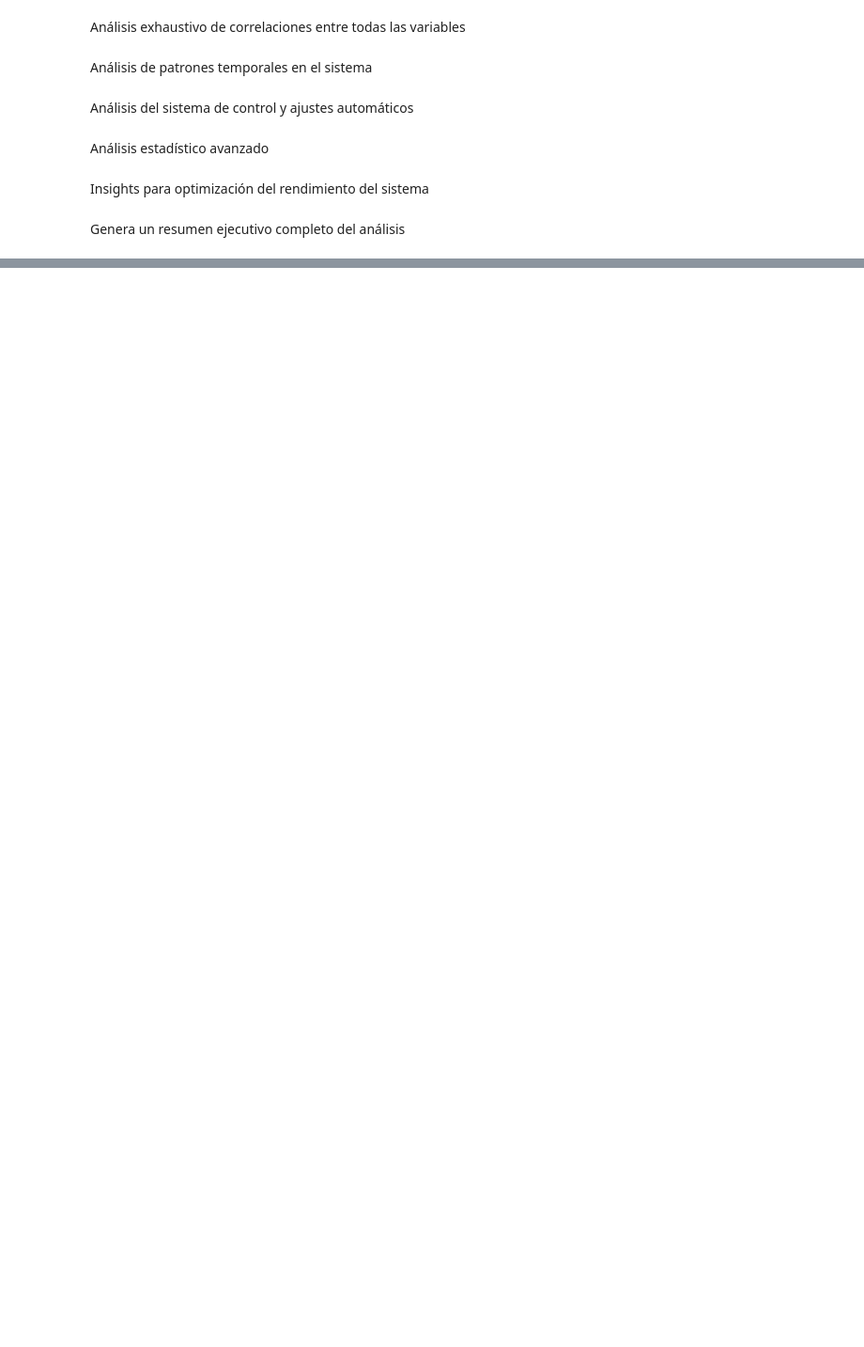
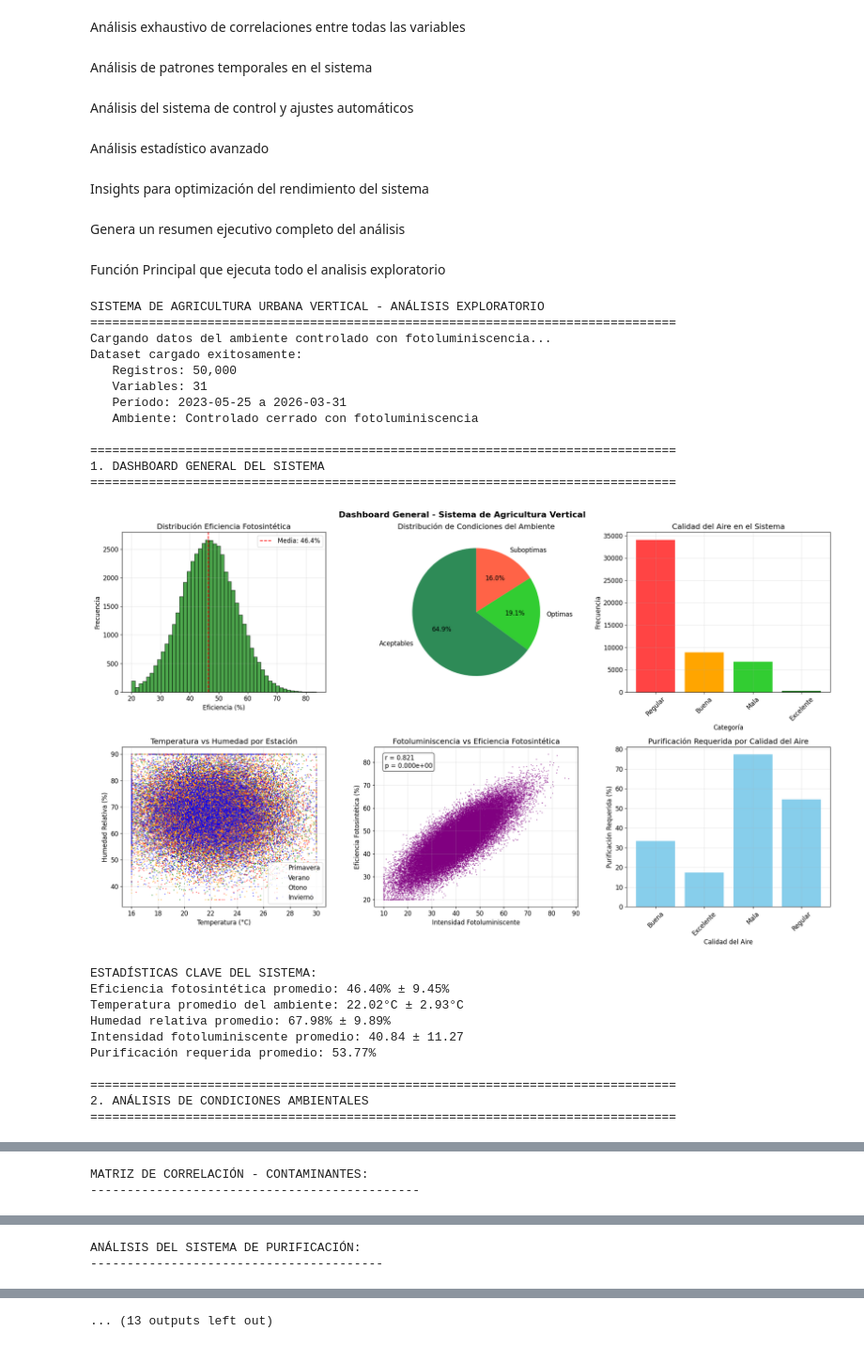
Before and after one commit to Vladimir-Cortes-Developer/UrbanAgricultureOfPrecisionWithPhotoluminescence, a Jupyter notebook: notebooks/00_EDA_agricultura_vertical.ipynb, the cells around one changed output, grey strips where cells are left out. Shown at 94% size. Saved outputs shown, nothing was run; the diff lists cells and outputs as text; code cells hidden in the pictures; blank space fills up the shorter version.

Commit message:
feat(preprocessing): Configuración de visualización

```diff
--- a/notebooks/00_EDA_agricultura_vertical.ipynb
+++ b/notebooks/00_EDA_agricultura_vertical.ipynb
@@ -37,7 +37,7 @@ def load_and_prepare_data(file_path):
     print("=" * 80)
     print("Cargando datos del ambiente controlado con fotoluminiscencia...")
 
-    df = pd.read_csv(file_path)
+    df = pd.read_csv("../data/raw/agricultura_vertical_dataset.csv")
     df['timestamp'] = pd.to_datetime(df['timestamp'])
 
     # Variables adicionales para análisis temporal
@@ -886,3 +886,74 @@ def generate_executive_summary(df):
     print("El sistema de agricultura vertical muestra patrones claros de optimización.")
     print("Los datos revelan oportunidades específicas para mejorar la eficiencia")
     print("mediante ajustes en iluminación, calidad del aire y control ambiental.")
+# %% [markdown]
+Función Principal que ejecuta todo el analisis exploratorio
+# %%
+def main():
+    """
+    Función principal que ejecuta todo el análisis exploratorio
+    """
+    # Cargar datos
+    file_path = '../data/raw/agricultura_vertical_dataset.csv'
+
+    try:
+        df = load_and_prepare_data(file_path)
+
+        # Ejecutar todos los análisis
+        create_overview_dashboard(df)
+        environmental_conditions_analysis(df)
+        photoluminescence_analysis(df)
+        air_quality_analysis(df)
+        correlation_matrix_analysis(df)
+        temporal_patterns_analysis(df)
+        control_system_analysis(df)
+        advanced_statistical_analysis(df)
+        performance_optimization_insights(df)
+        generate_executive_summary(df)
+
+        print("\n" + "=" * 80)
+        print("ANÁLISIS EXPLORATORIO COMPLETADO EXITOSAMENTE")
+        print("=" * 80)
+        print("\nEl análisis ha proporcionado insights completos sobre:")
+        print("• Patrones de eficiencia fotosintética del sistema")
+        print("• Optimización del control ambiental automatizado")
+        print("• Rendimiento del sistema de fotoluminiscencia")
+        print("• Gestión de calidad del aire y purificación")
+        print("• Correlaciones clave entre variables del sistema")
+        print("• Recomendaciones específicas para optimización")
+
+    except FileNotFoundError:
+        print(f"Error: No se encontró el archivo {file_path}")
+        print("Verifique que el archivo esté en el directorio correcto.")
+    except Exception as e:
+        print(f"Error durante el análisis: {str(e)}")
+        import traceback
+        traceback.print_exc()
+
+# Ejecutar el análisis completo
+if __name__ == "__main__":
+    main()
+# %% [output]
+SISTEMA DE AGRICULTURA URBANA VERTICAL - ANÁLISIS EXPLORATORIO
+================================================================================
+Cargando datos del ambiente controlado con fotoluminiscencia...
+Dataset cargado exitosamente:
+   Registros: 50,000
+   Variables: 31
+   Período: 2023-05-25 a 2026-03-31
+   Ambiente: Controlado cerrado con fotoluminiscencia
+
+================================================================================
+1. DASHBOARD GENERAL DEL SISTEMA
+================================================================================
+[figure, added]
+ESTADÍSTICAS CLAVE DEL SISTEMA:
+Eficiencia fotosintética promedio: 46.40% ± 9.45%
+Temperatura promedio del ambiente: 22.02°C ± 2.93°C
+Humedad relativa promedio: 67.98% ± 9.89%
+Intensidad fotoluminiscente promedio: 40.84 ± 11.27
+Purificación requerida promedio: 53.77%
+
+================================================================================
+2. ANÁLISIS DE CONDICIONES AMBIENTALES
+================================================================================
@@ -888,0 +988,2 @@ def generate_executive_summary(df):
+MATRIZ DE CORRELACIÓN - CONTAMINANTES:
+---------------------------------------------
@@ -888,0 +991,2 @@ def generate_executive_summary(df):
+ANÁLISIS DEL SISTEMA DE PURIFICACIÓN:
+----------------------------------------
@@ -888,0 +994 @@ def generate_executive_summary(df):
+... (13 outputs left out)
```
Also changed, not shown: parts of 2 cells of this notebook, 1 other file.
